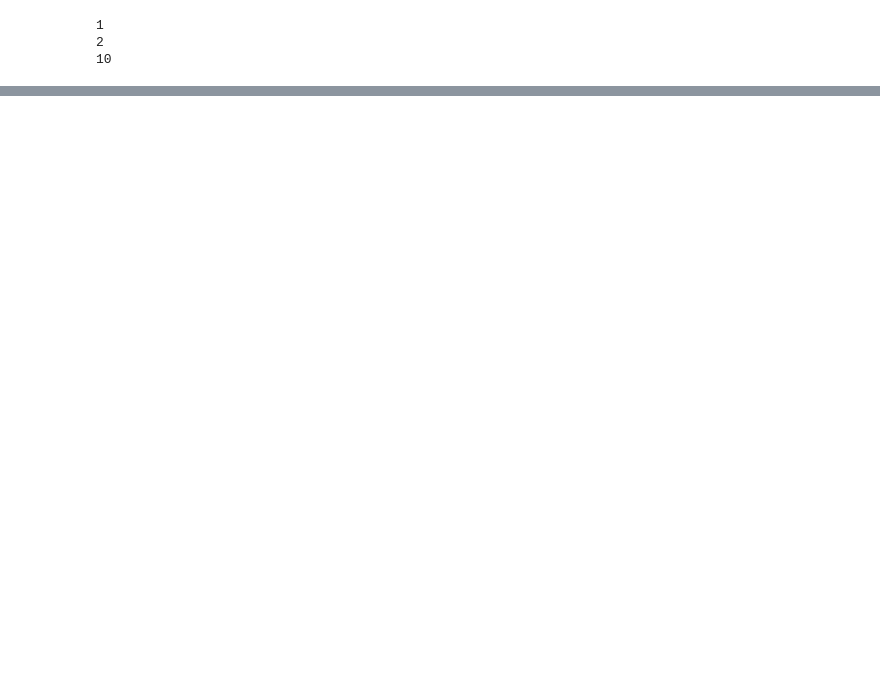
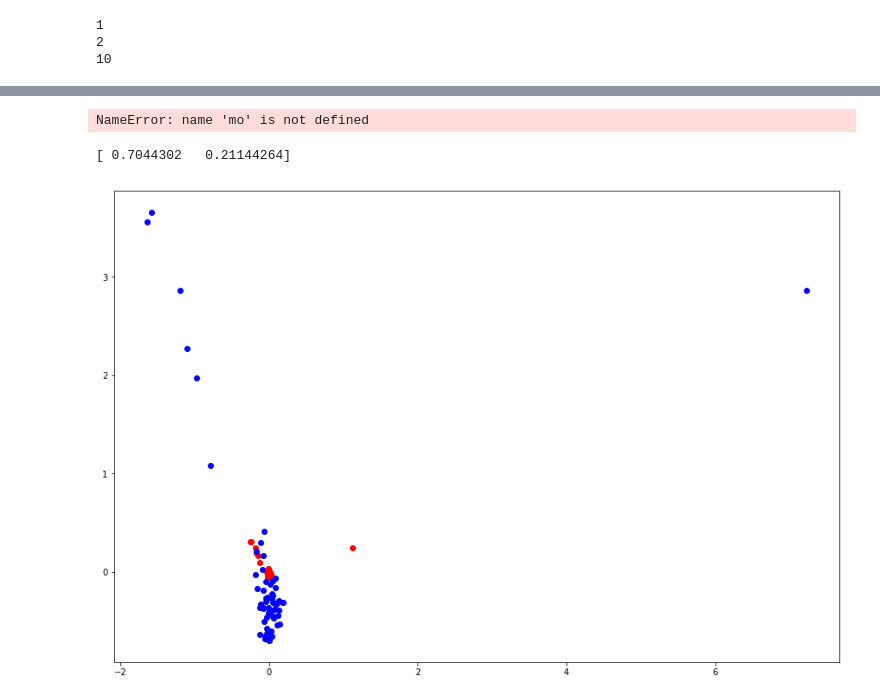
Before and after one commit to shvimas/diploma, a Jupyter notebook: src/vg.ipynb, the cells around one changed output, grey strips where cells are left out. Drawn from its saved outputs; the diff is of its cells as text; code cells hidden in the pictures; blank space fills up the shorter version.

```diff
--- a/src/vg.ipynb
+++ b/src/vg.ipynb
@@ -5,9 +17,9 @@ sys.path.append("/Users/shvimas/Desktop/GitHub/diploma/src")
 %matplotlib inline
 from importlib import reload
 import matplotlib.pyplot as pl
-from data_helpers import read_data, array2str
-import VG_Pricing_Integral_vectorized as vg
+import data_helpers as dh
+import vg_pricing as vg
 from pars_range import Range, ParsRange
 
-pl.rcParams["figure.figsize"] = (15, 9)
+pl.rcParams["figure.figsize"] = (15, 10)
 # %%
@@ -68,0 +155,4 @@ robust_mean_ratio(vg.price_vg(pars=(0.617978709269, 0.209866849981, 0.2807127203
+# %%
+mo.par_bounds
+# %% [output]
+NameError: name 'mo' is not defined
@@ -68,0 +164,22 @@ robust_mean_ratio(vg.price_vg(pars=(0.617978709269, 0.209866849981, 0.2807127203
+# %%
+import data_helpers as dh
+import numpy as np
+import sklearn.decomposition as de
+
+
+dh = reload(dh)
+
+
+filename = dh.get_filename(model='vg', metric='RMR', best=True)
+centers = np.array(list(dh.extract_centers(filename)))
+pca = de.PCA(n_components=2).fit(centers)
+print(pca.explained_variance_ratio_)
+components = pca.components_
+# %% [output]
+[ 0.7044302   0.21144264]
+# %%
+centers_2d = pca.fit_transform(centers)
+centers_2d_whitened = de.PCA(n_components=2, whiten=True).fit_transform(centers)
+dh.plot_dots(centers_2d, centers_2d_whitened)
+# %% [output]
+[figure, added]
```
Also changed, not shown: parts of 23 cells of this notebook, 9 other files.
